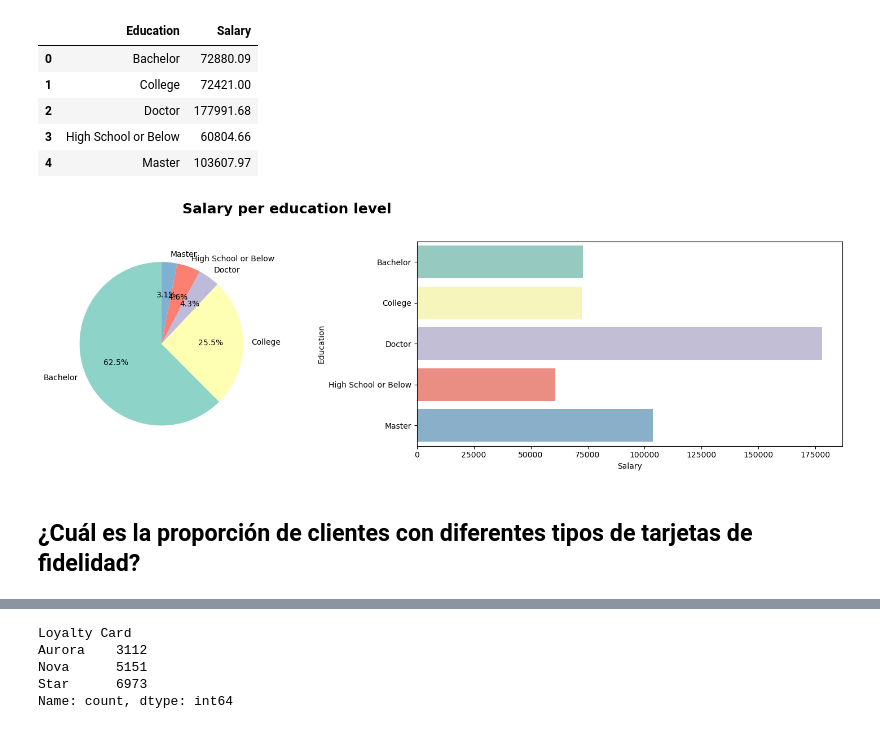
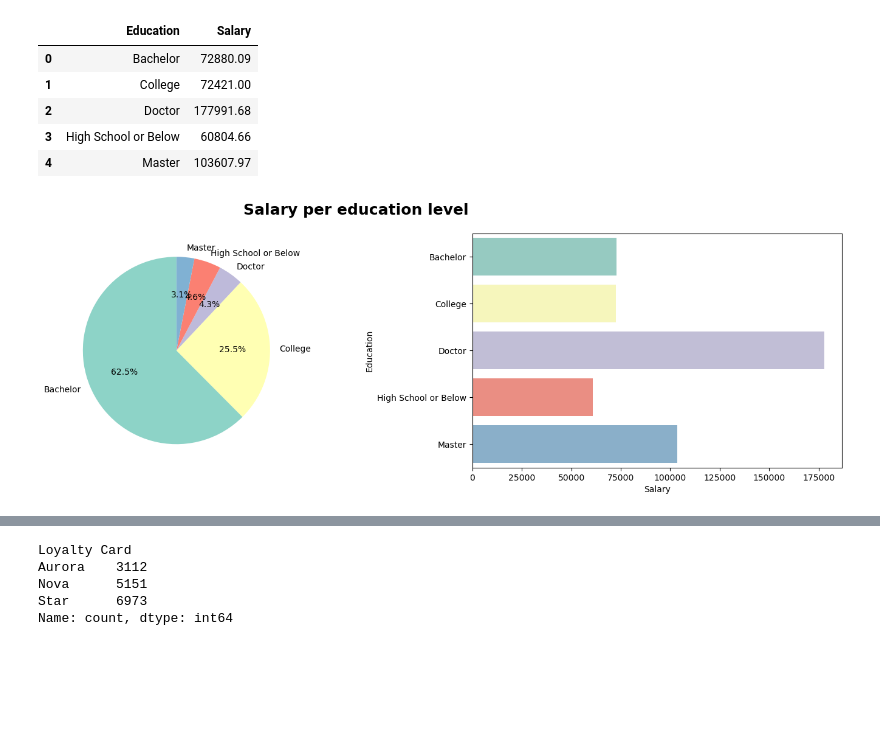
Before and after one commit to Adalab/bda-modulo-3-evaluacion-final-Andrea-Gauger, a Jupyter notebook: notebooks/03_visualizacion.ipynb, the cells around one changed output, grey strips where cells are left out. Saved outputs shown, nothing was run; the diff lists cells and outputs as text; code cells hidden in the pictures; blank space fills up the shorter version.

```diff
--- a/notebooks/03_visualizacion.ipynb
+++ b/notebooks/03_visualizacion.ipynb
@@ -313,29 +324,28 @@ salario_educacion
 | 3 | High School or Below | 60804.66 |
 | 4 | Master | 103607.97 |
 # %%
+# dos gráficas
 fig, axes = plt.subplots(nrows=1, ncols=2, figsize=(20,5))
 fig.suptitle("Salary per education level",
              fontsize=18, fontweight="bold")
 
-
+# distribución por categorías en educación
 axes[0].pie(educacion,
             labels=educacion.index,
             autopct="%1.1f%%",
             startangle=90,
             colors=sns.color_palette("Set3"))
 
-
+# salario medio por nivel educativo
 sns.barplot(y="Education",
             x="Salary",
             data=salario_educacion,
             ax=axes[1],
             hue="Education",
             palette="Set3")
 
-plt.tight_layout(rect=[0, 0, 1, 0.95])
-plt.subplots_adjust(left=0.2, wspace=0.1)
-plt.savefig("../images/06_salary_per_education_level.jpg", format="jpg", dpi=300, bbox_inches="tight")
+plt.tight_layout(rect=[1, 3, 2, 0.95])
+plt.subplots_adjust(left=0.2, wspace=0.3)
+#plt.savefig("../images/06_salary_per_education_level.jpg", format="jpg", dpi=300, bbox_inches="tight")
 # %% [output]
-[figure, old version]
+[figure, new version]
-# %% [markdown]
-## ¿Cuál es la proporción de clientes con diferentes tipos de tarjetas de fidelidad?
```
Also changed, not shown: parts of 25 cells of this notebook, 7 other files.
